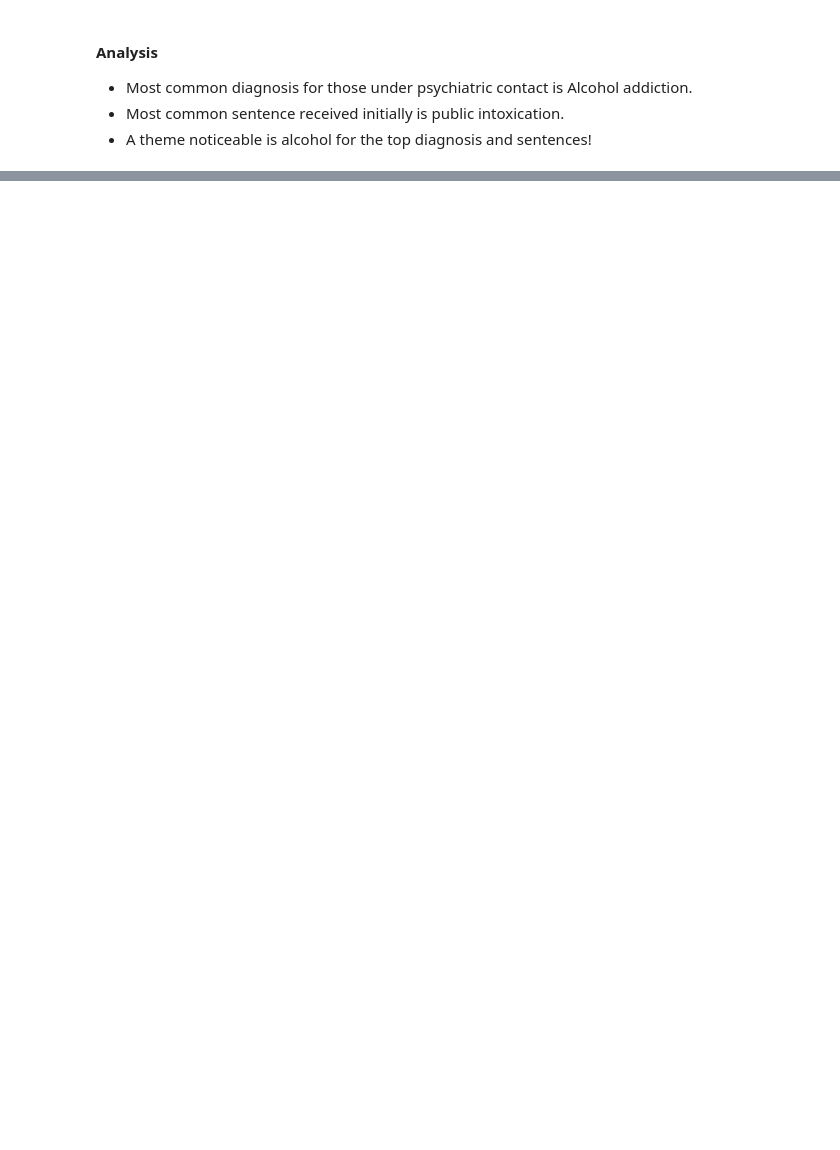
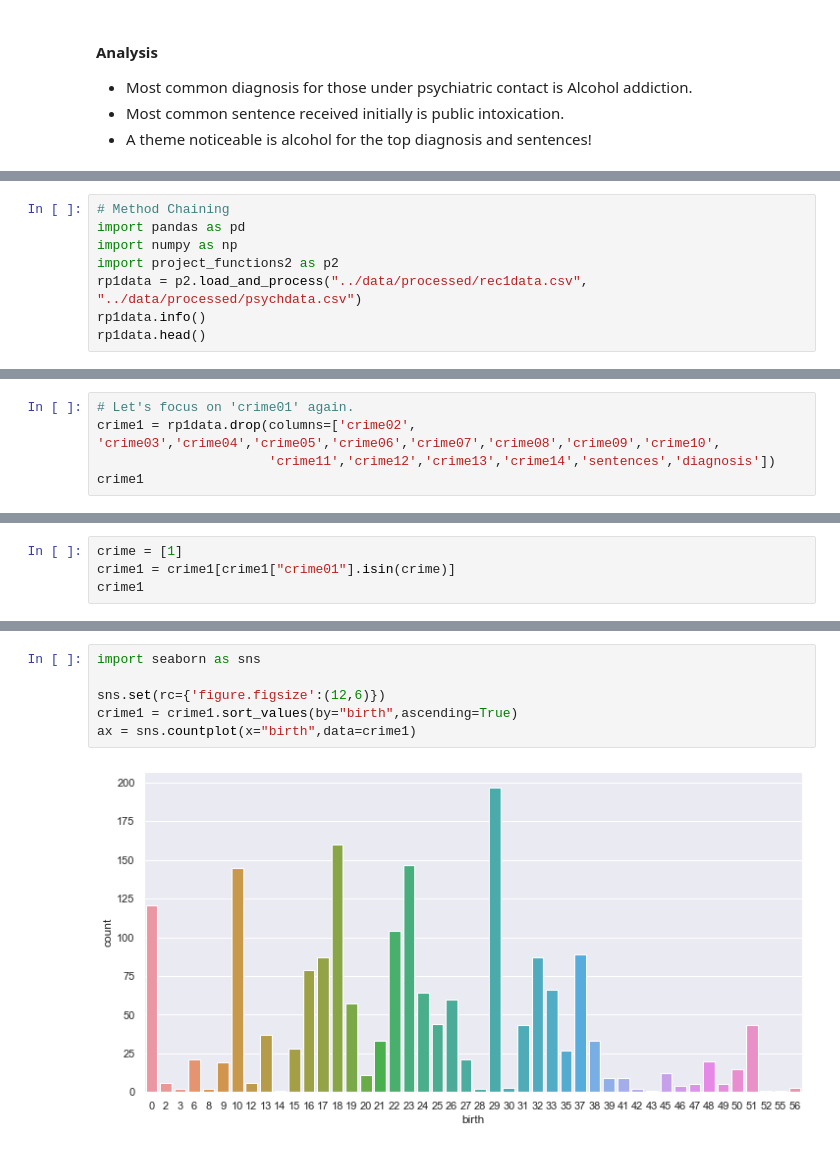
Before and after one commit to data301-2021-winter1/project-group27-project, a Jupyter notebook: notebooks/anaylsis2.ipynb, the cells around one changed output, grey strips where cells are left out. Cells and saved outputs as stored; diff of their text form; blank space fills up the shorter version.

```diff
--- a/notebooks/anaylsis2.ipynb
+++ b/notebooks/anaylsis2.ipynb
@@ -457,0 +492,8 @@ List of top 10 crimes for second sentence: [0, 1, 13, 11, 81, 26, 61, 2, 42, 53]
+# %%
+# Method Chaining
+import pandas as pd
+import numpy as np
+import project_functions2 as p2
+rp1data = p2.load_and_process("../data/processed/rec1data.csv", "../data/processed/psychdata.csv")
+rp1data.info()
+rp1data.head()
@@ -457,0 +525,5 @@ List of top 10 crimes for second sentence: [0, 1, 13, 11, 81, 26, 61, 2, 42, 53]
+# %%
+# Let's focus on 'crime01' again.
+crime1 = rp1data.drop(columns=['crime02', 'crime03','crime04','crime05','crime06','crime07','crime08','crime09','crime10',
+                      'crime11','crime12','crime13','crime14','sentences','diagnosis'])
+crime1
@@ -457,0 +547,4 @@ List of top 10 crimes for second sentence: [0, 1, 13, 11, 81, 26, 61, 2, 42, 53]
+# %%
+crime = [1]
+crime1 = crime1[crime1["crime01"].isin(crime)]
+crime1
@@ -457,0 +565,8 @@ List of top 10 crimes for second sentence: [0, 1, 13, 11, 81, 26, 61, 2, 42, 53]
+# %%
+import seaborn as sns
+
+sns.set(rc={'figure.figsize':(12,6)})
+crime1 = crime1.sort_values(by="birth",ascending=True)
+ax = sns.countplot(x="birth",data=crime1)
+# %% [output]
+[figure, added]
```
Also changed, not shown: parts of 19 cells of this notebook, 1 other file.
